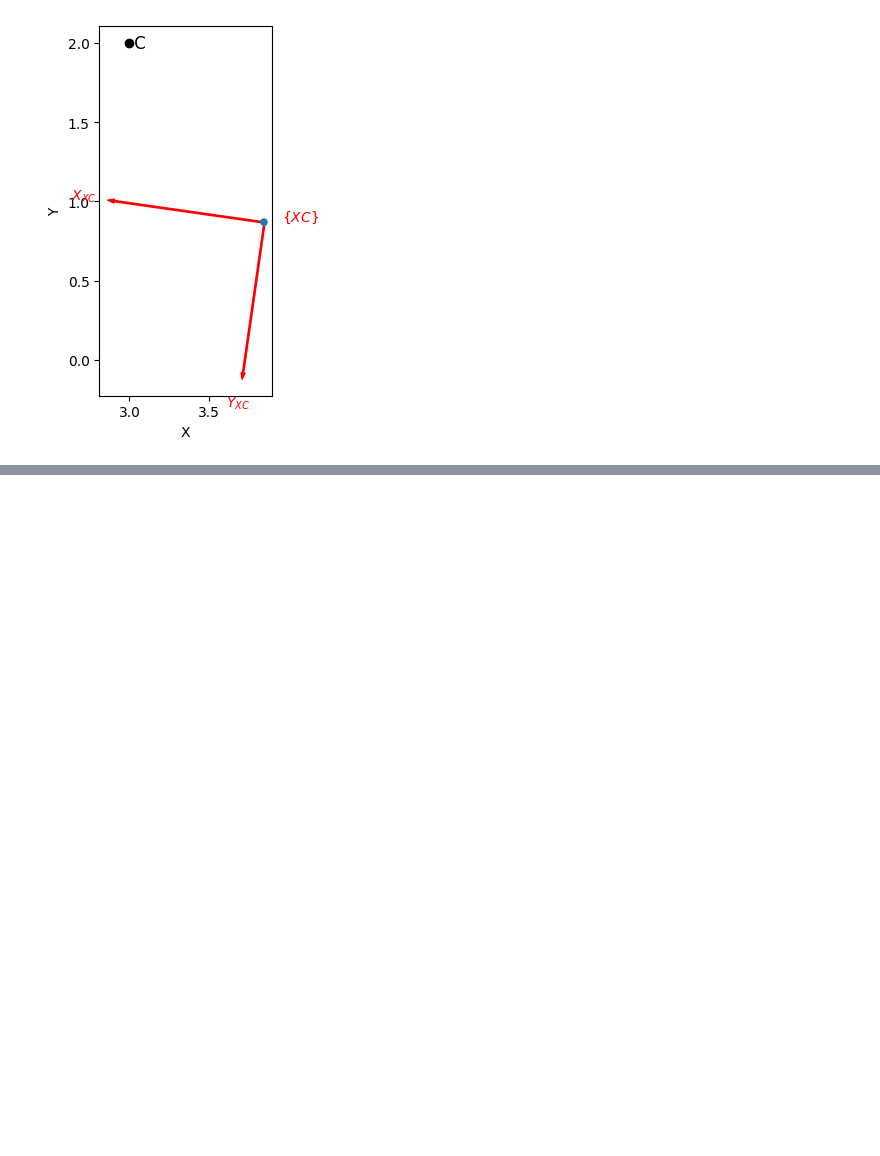
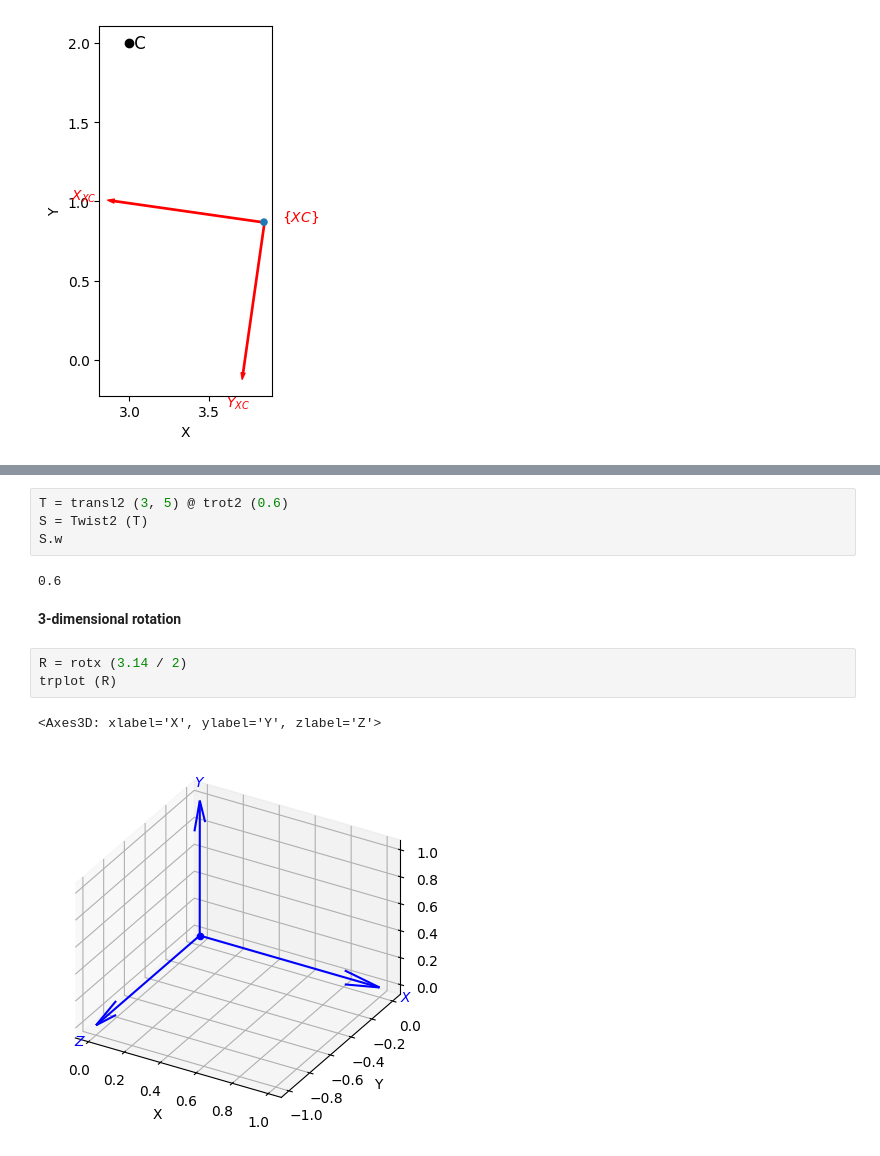
Before and after one commit to AleksandrMorozov123/Computer-vision-with-TensorFlow-Keras-and-OpenCV, a Jupyter notebook: toolbox_for_robotics.ipynb, the cells around one changed output, grey strips where cells are left out. Drawn from its saved outputs; the diff is of its cells as text; blank space fills up the shorter version.

```diff
--- a/toolbox_for_robotics.ipynb
+++ b/toolbox_for_robotics.ipynb
@@ -125,0 +152,14 @@ trplot2 (TC @ TX, frame = "XC", color = "r")
+# %%
+T = transl2 (3, 5) @ trot2 (0.6)
+S = Twist2 (T)
+S.w
+# %% [output]
+0.6
+# %% [markdown]
+**3-dimensional rotation**
+# %%
+R = rotx (3.14 / 2)
+trplot (R)
+# %% [output]
+<Axes3D: xlabel='X', ylabel='Y', zlabel='Z'>
+[figure, added]
```
Also changed, not shown: parts of 9 cells of this notebook.
